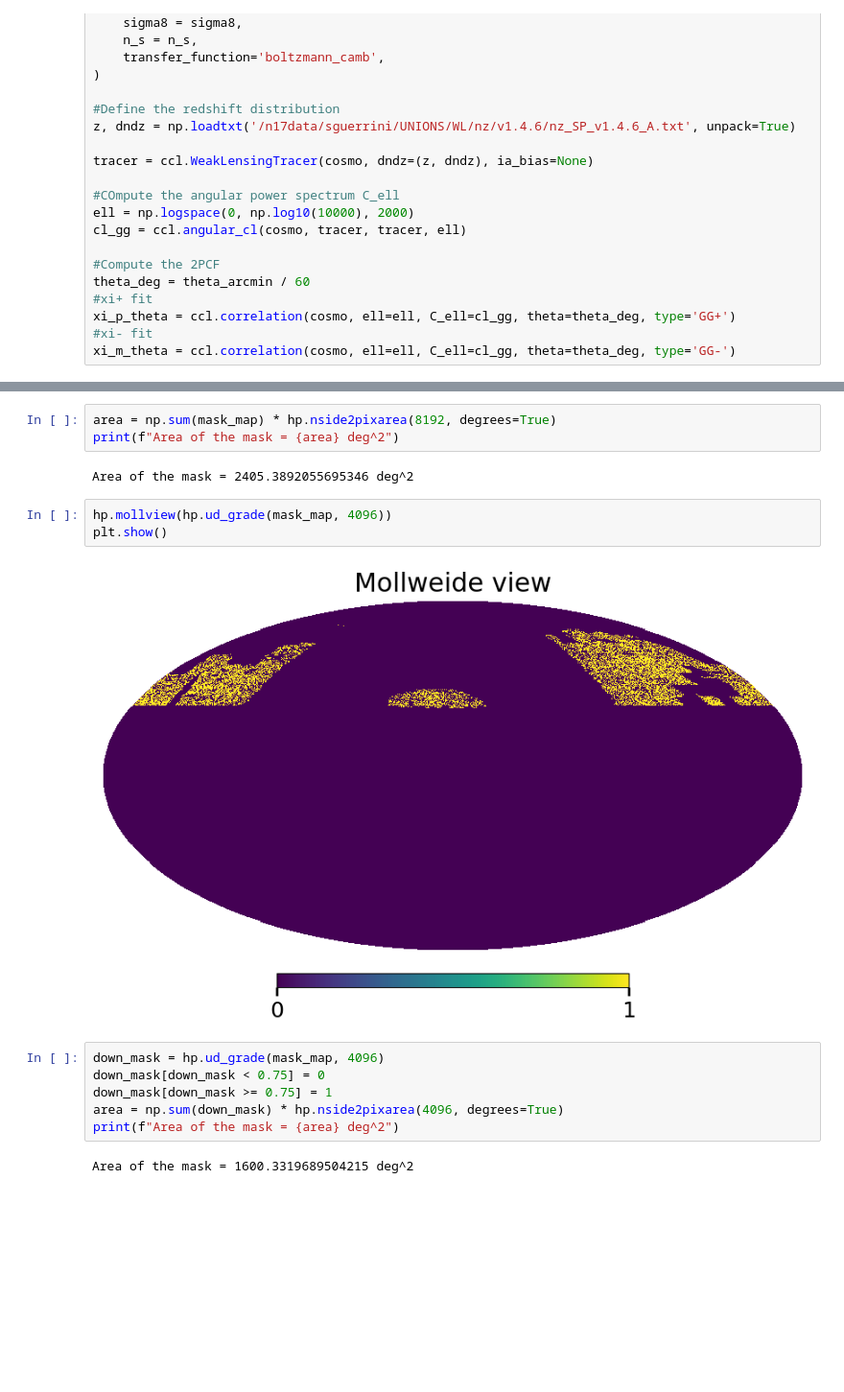
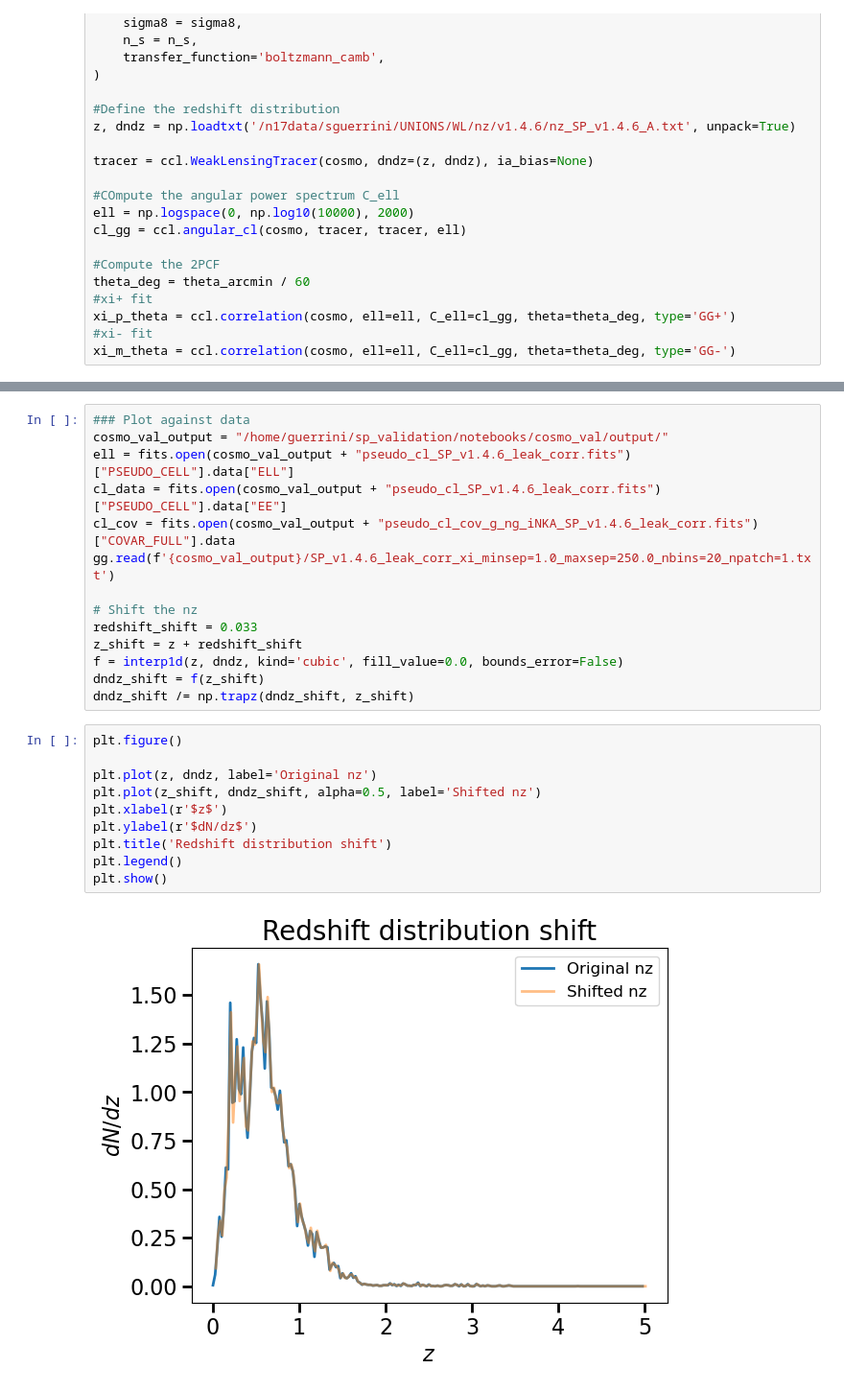
Before and after one commit to CosmoStat/sp_validation, a Jupyter notebook: glass_mock/validate_glass_mock.ipynb, the cells around one changed output, grey strips where cells are left out. Shown at 96% size. Saved outputs shown, nothing was run; the diff lists cells and outputs as text; blank space fills up the shorter version.

```diff
--- a/glass_mock/validate_glass_mock.ipynb
+++ b/glass_mock/validate_glass_mock.ipynb
@@ -288,18 +272,26 @@ plt.show()
-# %%
-area = np.sum(mask_map) * hp.nside2pixarea(8192, degrees=True)
-print(f"Area of the mask = {area} deg^2")
-# %% [output]
-Area of the mask = 2405.3892055695346 deg^2
-# %%
-hp.mollview(hp.ud_grade(mask_map, 4096))
-plt.show()
-# %% [output]
-[figure, removed]
-# %%
-down_mask = hp.ud_grade(mask_map, 4096)
-down_mask[down_mask < 0.75] = 0
-down_mask[down_mask >= 0.75] = 1
-area = np.sum(down_mask) * hp.nside2pixarea(4096, degrees=True)
-print(f"Area of the mask = {area} deg^2")
-# %% [output]
-Area of the mask = 1600.3319689504215 deg^2
+# %%
+### Plot against data
+cosmo_val_output = "/home/guerrini/sp_validation/notebooks/cosmo_val/output/"
+ell = fits.open(cosmo_val_output + "pseudo_cl_SP_v1.4.6_leak_corr.fits")["PSEUDO_CELL"].data["ELL"]
+cl_data = fits.open(cosmo_val_output + "pseudo_cl_SP_v1.4.6_leak_corr.fits")["PSEUDO_CELL"].data["EE"]
+cl_cov = fits.open(cosmo_val_output + "pseudo_cl_cov_g_ng_iNKA_SP_v1.4.6_leak_corr.fits")["COVAR_FULL"].data
+gg.read(f'{cosmo_val_output}/SP_v1.4.6_leak_corr_xi_minsep=1.0_maxsep=250.0_nbins=20_npatch=1.txt')
+
+# Shift the nz
+redshift_shift = 0.033
+z_shift = z + redshift_shift
+f = interp1d(z, dndz, kind='cubic', fill_value=0.0, bounds_error=False)
+dndz_shift = f(z_shift)
+dndz_shift /= np.trapz(dndz_shift, z_shift)
+# %%
+plt.figure()
+
+plt.plot(z, dndz, label='Original nz')
+plt.plot(z_shift, dndz_shift, alpha=0.5, label='Shifted nz')
+plt.xlabel(r'$z$')
+plt.ylabel(r'$dN/dz$')
+plt.title('Redshift distribution shift')
+plt.legend()
+plt.show()
+# %% [output]
+[figure, added]
```
Also changed, not shown: parts of 23 cells of this notebook, 6 other files.
